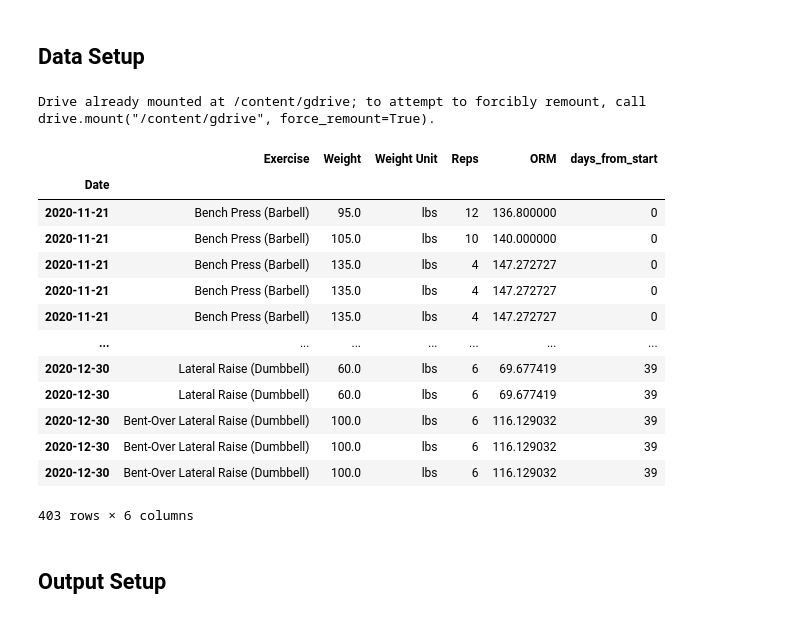
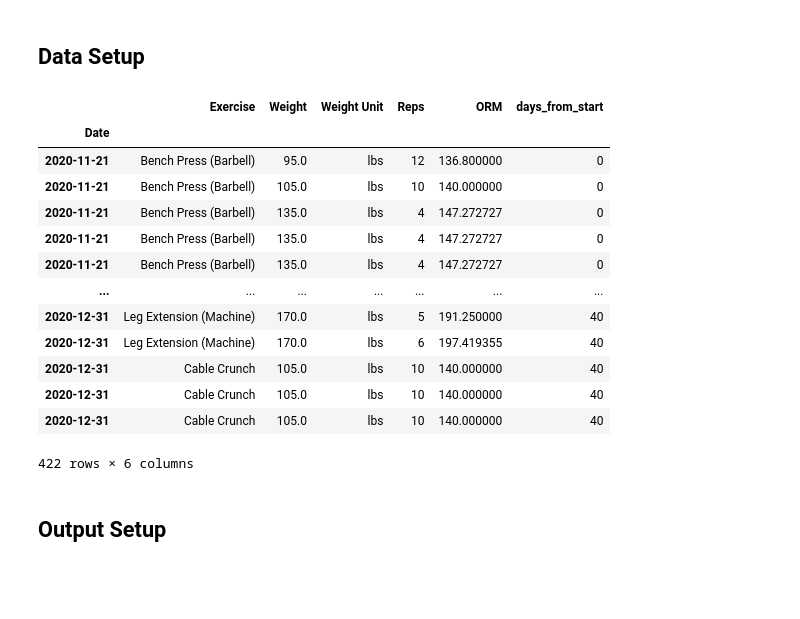
Before and after one commit to dstanek/lifting, a Jupyter notebook: Lifting_Progress.ipynb, the cells around one changed output. Saved outputs shown, nothing was run; the diff lists cells and outputs as text; code cells hidden in the pictures; blank space fills up the shorter version.

Commit message:
Updated using Colaboratory

```diff
--- a/Lifting_Progress.ipynb
+++ b/Lifting_Progress.ipynb
@@ -46,15 +46,13 @@ today = datetime.date.today()
 program_days = (end_date - start_date).days
 #prediction_days = np.array([x for x in range(program_days+1) if x in (0, program_days) or x % 7 == 0]).reshape(-1, 1#)
 # %%
-# Allow data to be access from Google Drive
-from google.colab import drive
-drive.mount('/content/gdrive')
+# # Allow data to be access from Google Drive
+# from google.colab import drive
+# drive.mount('/content/gdrive')
-# %% [output]
-Drive already mounted at /content/gdrive; to attempt to forcibly remount, call drive.mount("/content/gdrive", force_remount=True).
 # %%
 # Load data from CSV
 df = pd.read_csv(
-    "/content/gdrive/MyDrive/Lifting/strong9099052544107587552.csv",
+    "https://raw.githubusercontent.com/dstanek/lifting/main/strong.csv",
     sep=";",
     parse_dates=["Date"],
     date_parser=date_parser,
@@ -67,39 +65,39 @@ df = df.loc[df.index >= str(start_date)]
 # Remove colums that we don't care about to declutter the output
 df = df.drop(columns=[
     "Workout Name",
     "Set Order",
     "RPE",
     "Distance",
     "Distance Unit",
     "Seconds",
     "Notes",
     "Workout Notes",
 ])
 
 # Rename column "Exercise Name" to "Exercise" for cleaner code
 df.rename(columns={"Exercise Name": "Exercise"}, inplace=True)
 
 # Add a one-rep-max column
 df["ORM"] = one_rep_max(df.Weight, df.Reps)
 
 df["days_from_start"] = (df.index - df.index[0]).days
 
 df
 # %% [output]
 |  | Exercise | Weight | Weight Unit | Reps | ORM | days_from_start |
 | Date |  |  |  |  |  |  |
 | 2020-11-21 | Bench Press (Barbell) | 95.0 | lbs | 12 | 136.800000 | 0 |
 | 2020-11-21 | Bench Press (Barbell) | 105.0 | lbs | 10 | 140.000000 | 0 |
 | 2020-11-21 | Bench Press (Barbell) | 135.0 | lbs | 4 | 147.272727 | 0 |
 | 2020-11-21 | Bench Press (Barbell) | 135.0 | lbs | 4 | 147.272727 | 0 |
 | 2020-11-21 | Bench Press (Barbell) | 135.0 | lbs | 4 | 147.272727 | 0 |
 | ... | ... | ... | ... | ... | ... | ... |
-| 2020-12-30 | Lateral Raise (Dumbbell) | 60.0 | lbs | 6 | 69.677419 | 39 |
-| 2020-12-30 | Lateral Raise (Dumbbell) | 60.0 | lbs | 6 | 69.677419 | 39 |
-| 2020-12-30 | Bent-Over Lateral Raise (Dumbbell) | 100.0 | lbs | 6 | 116.129032 | 39 |
-| 2020-12-30 | Bent-Over Lateral Raise (Dumbbell) | 100.0 | lbs | 6 | 116.129032 | 39 |
-| 2020-12-30 | Bent-Over Lateral Raise (Dumbbell) | 100.0 | lbs | 6 | 116.129032 | 39 |
+| 2020-12-31 | Leg Extension (Machine) | 170.0 | lbs | 5 | 191.250000 | 40 |
+| 2020-12-31 | Leg Extension (Machine) | 170.0 | lbs | 6 | 197.419355 | 40 |
+| 2020-12-31 | Cable Crunch | 105.0 | lbs | 10 | 140.000000 | 40 |
+| 2020-12-31 | Cable Crunch | 105.0 | lbs | 10 | 140.000000 | 40 |
+| 2020-12-31 | Cable Crunch | 105.0 | lbs | 10 | 140.000000 | 40 |
-403 rows × 6 columns
+422 rows × 6 columns
 # %% [markdown]
 ## Output Setup
 # %%
```
Also changed, not shown: parts of 2 cells of this notebook.
